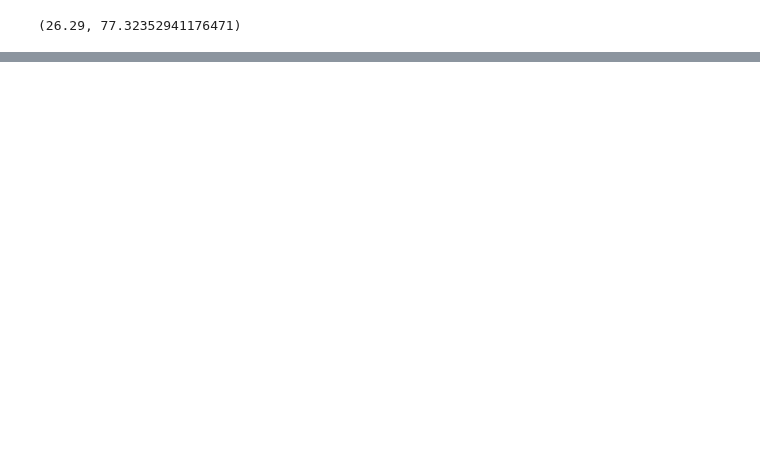
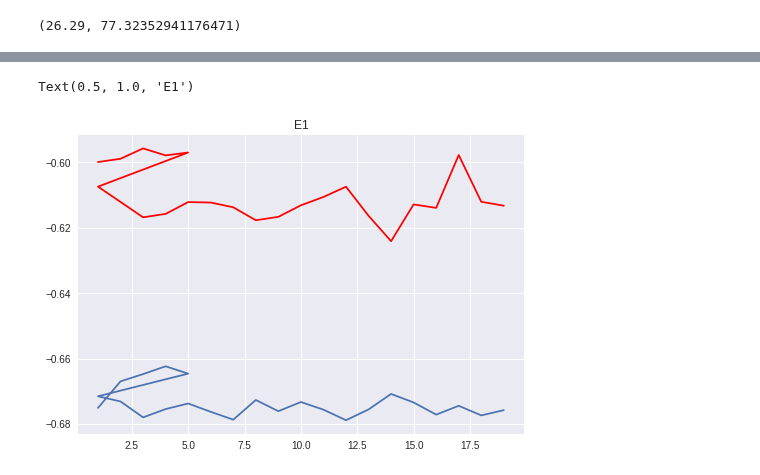
Before and after one commit to MariamQusai/DLToolboxImg, a Jupyter notebook: NoduleSegmentationModel15.ipynb, the cells around one changed output, grey strips where cells are left out. Drawn from its saved outputs; the diff is of its cells as text; code cells hidden in the pictures; blank space fills up the shorter version.

```diff
--- a/NoduleSegmentationModel15.ipynb
+++ b/NoduleSegmentationModel15.ipynb
@@ -51,6 +97,6 @@ if colab:
 #  Load Data
 # %%
 if colab:
-    root_path = "/content/drive/My Drive/"
+    root_path = "/content/drive/My Drive/x110/"
 else:
     root_path = "/home/mas/"
@@ -72,10 +131,10 @@ if colab:
 # %%
-model_path1 = root_path+"x110/model/model13/"
+model_path1 = root_path+"model/model15/"
 #model details
-prefix1 = "jan09"
-model_epoch=29
+prefix1 = "jan17"
+model_epoch=178
 
-model_path2 = root_path+"x110/model/model15/"
+model_path2 = root_path+"model/model15/"
 prefix2 = "jan17"
 # %%
 epochs = 10
@@ -621,9 +685,11 @@ lrs[:10]
 ### Optimizer Parameters
 # %%
 if colab:
-    logfile = "errorlogmodel10.csv"
+  #logfile = "errorlogmodel10.csv"
+  logfile = model_path2+"errorlogmodel15.csv"
+
 else:
-    logfile = model_path2+"errorlogmodel15.csv"
+  logfile = model_path2+"errorlogmodel15.csv"
 # %%
 import os
 exists = os.path.isfile(logfile)
@@ -882,0 +933,3 @@ err_validold
+# %%
+df = pd.read_csv(logfile, index_col=0)
+df.head()
@@ -882,0 +943,8 @@ err_validold
+# %%
+plt.figure()
+plt.plot(df['epoch'],df['E1train'])
+plt.plot(df['epoch'],df['E1valid'],'r')
+plt.title('E1')
+# %% [output]
+Text(0.5, 1.0, 'E1')
+[figure, added]
```
Also changed, not shown: parts of 28 cells of this notebook.
